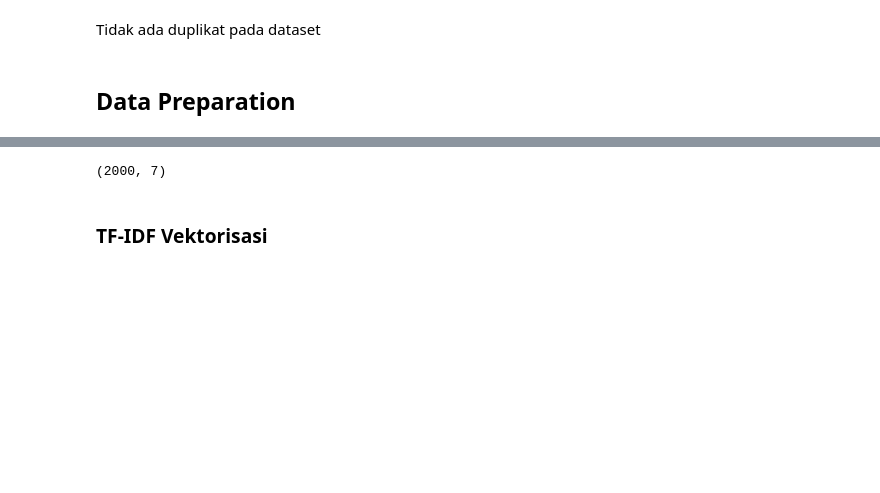
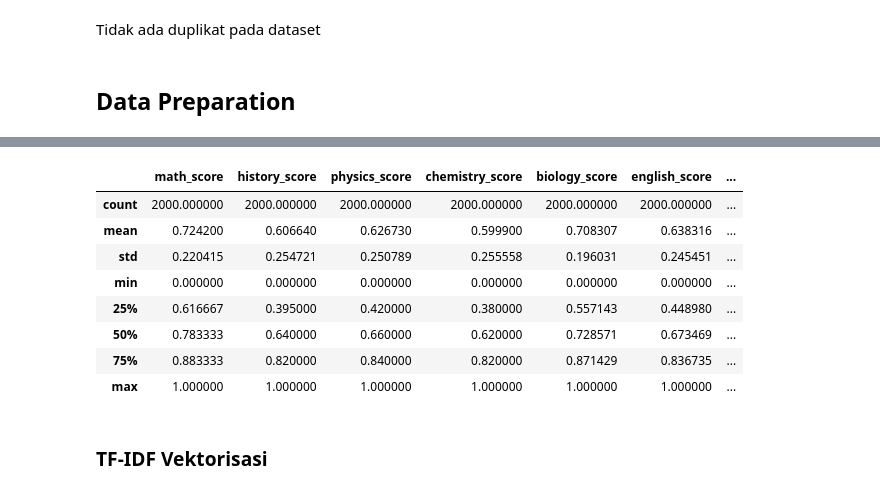
Before and after one commit to akhmad-ardi/Subject_Recommendation_System, a Jupyter notebook: Subject_Recommendation_System.ipynb, the cells around one changed output, grey strips where cells are left out. Saved outputs shown, nothing was run; the diff lists cells and outputs as text; code cells hidden in the pictures; blank space fills up the shorter version.

```diff
--- a/Subject_Recommendation_System.ipynb
+++ b/Subject_Recommendation_System.ipynb
@@ -212,8 +251,16 @@ normalized = scaler.fit_transform(df[subjects].values)
 # %%
 df_normalized = pd.DataFrame(normalized, columns=subjects)
 
-df_normalized.shape
+df_normalized.describe()
 # %% [output]
-(2000, 7)
+|  | math_score | history_score | physics_score | chemistry_score | biology_score | english_score | ... |
+| count | 2000.000000 | 2000.000000 | 2000.000000 | 2000.000000 | 2000.000000 | 2000.000000 | ... |
+| mean | 0.724200 | 0.606640 | 0.626730 | 0.599900 | 0.708307 | 0.638316 | ... |
+| std | 0.220415 | 0.254721 | 0.250789 | 0.255558 | 0.196031 | 0.245451 | ... |
+| min | 0.000000 | 0.000000 | 0.000000 | 0.000000 | 0.000000 | 0.000000 | ... |
+| 25% | 0.616667 | 0.395000 | 0.420000 | 0.380000 | 0.557143 | 0.448980 | ... |
+| 50% | 0.783333 | 0.640000 | 0.660000 | 0.620000 | 0.728571 | 0.673469 | ... |
+| 75% | 0.883333 | 0.820000 | 0.840000 | 0.820000 | 0.871429 | 0.836735 | ... |
+| max | 1.000000 | 1.000000 | 1.000000 | 1.000000 | 1.000000 | 1.000000 | ... |
 # %% [markdown]
 ### TF-IDF Vektorisasi
```
Also changed, not shown: parts of 20 cells of this notebook.
